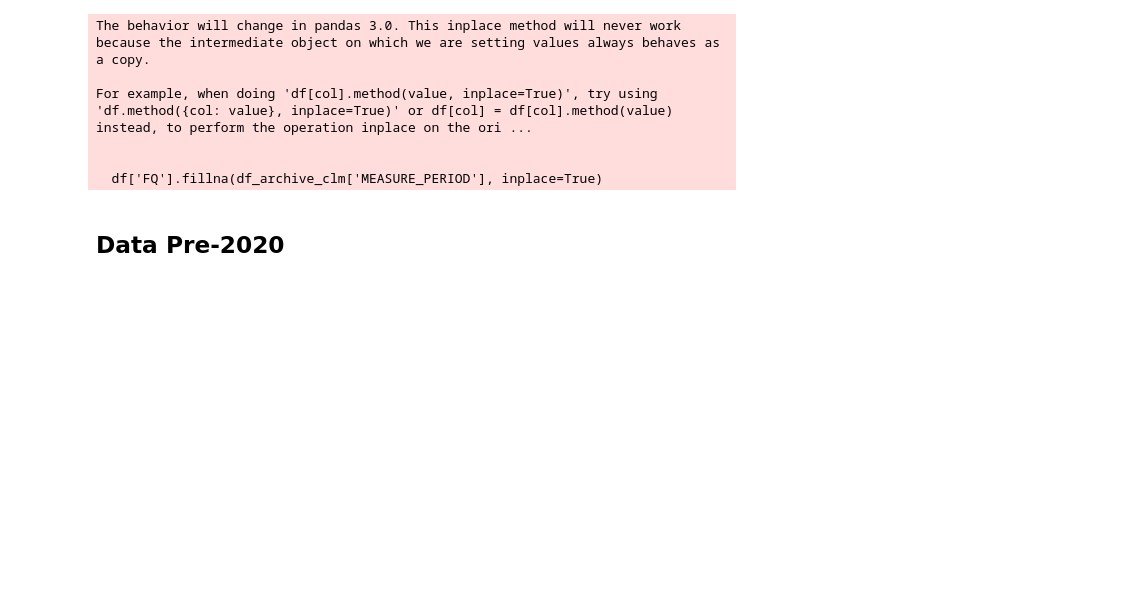
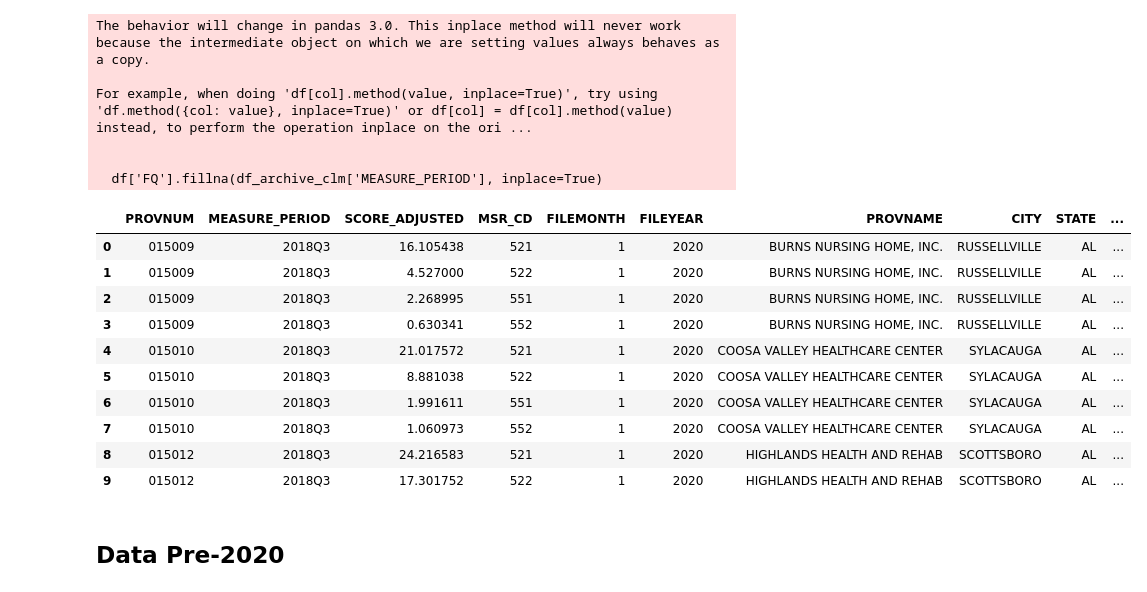
Before and after one commit to Ortsang/SNFVBP-analysis, a Jupyter notebook: SNFVBP_dataclean_oneyear.ipynb, the cells around one changed output. Cells and saved outputs as stored; diff of their text form; code cells hidden in the pictures; blank space fills up the shorter version.

```diff
--- a/SNFVBP_dataclean_oneyear.ipynb
+++ b/SNFVBP_dataclean_oneyear.ipynb
@@ -138,6 +138,20 @@ For example, when doing 'df[col].method(value, inplace=True)', try using 'df.met
 # every quarter the measuring statistics are the same
 df_archive_clm = df_archive_clm.drop_duplicates(subset=['PROVNUM', 'MEASURE_PERIOD', 'MSR_CD'], keep='first')
 df_archive_mds = df_archive_mds.drop_duplicates(subset=['PROVNUM', 'MEASURE_PERIOD', 'MSR_CD'], keep='first')
+# %%
+df_archive_clm.head(10)
+# %% [output]
+|  | PROVNUM | MEASURE_PERIOD | SCORE_ADJUSTED | MSR_CD | FILEMONTH | FILEYEAR | PROVNAME | CITY | STATE | ... |
+| 0 | 015009 | 2018Q3 | 16.105438 | 521 | 1 | 2020 | BURNS NURSING HOME, INC. | RUSSELLVILLE | AL | ... |
+| 1 | 015009 | 2018Q3 | 4.527000 | 522 | 1 | 2020 | BURNS NURSING HOME, INC. | RUSSELLVILLE | AL | ... |
+| 2 | 015009 | 2018Q3 | 2.268995 | 551 | 1 | 2020 | BURNS NURSING HOME, INC. | RUSSELLVILLE | AL | ... |
+| 3 | 015009 | 2018Q3 | 0.630341 | 552 | 1 | 2020 | BURNS NURSING HOME, INC. | RUSSELLVILLE | AL | ... |
+| 4 | 015010 | 2018Q3 | 21.017572 | 521 | 1 | 2020 | COOSA VALLEY HEALTHCARE CENTER | SYLACAUGA | AL | ... |
+| 5 | 015010 | 2018Q3 | 8.881038 | 522 | 1 | 2020 | COOSA VALLEY HEALTHCARE CENTER | SYLACAUGA | AL | ... |
+| 6 | 015010 | 2018Q3 | 1.991611 | 551 | 1 | 2020 | COOSA VALLEY HEALTHCARE CENTER | SYLACAUGA | AL | ... |
+| 7 | 015010 | 2018Q3 | 1.060973 | 552 | 1 | 2020 | COOSA VALLEY HEALTHCARE CENTER | SYLACAUGA | AL | ... |
+| 8 | 015012 | 2018Q3 | 24.216583 | 521 | 1 | 2020 | HIGHLANDS HEALTH AND REHAB | SCOTTSBORO | AL | ... |
+| 9 | 015012 | 2018Q3 | 17.301752 | 522 | 1 | 2020 | HIGHLANDS HEALTH AND REHAB | SCOTTSBORO | AL | ... |
 # %% [markdown]
 ## Data Pre-2020
 # %%
```
